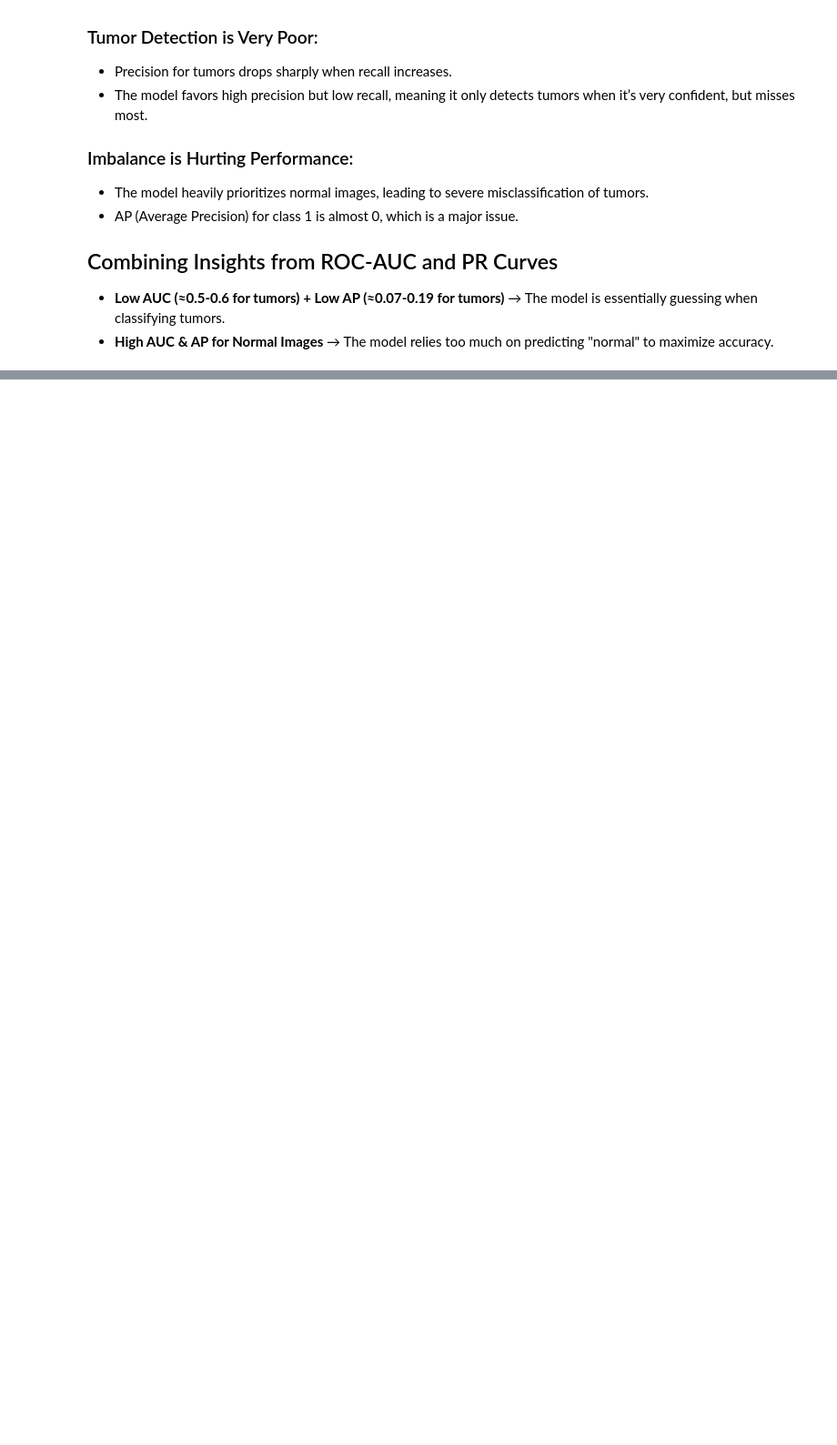
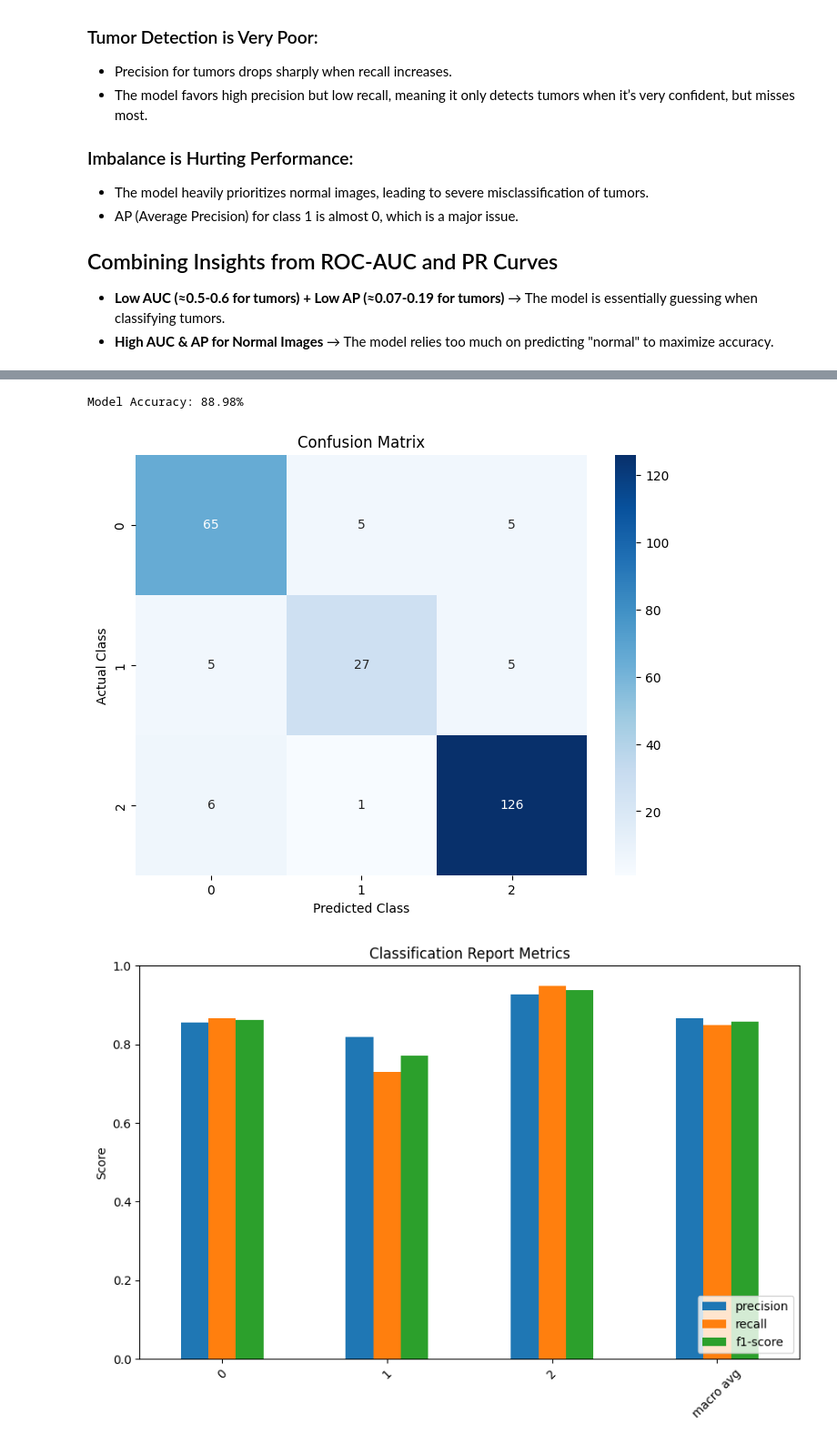
Before and after one commit to victorsobottka/Deep_Learning_FinalProject, a Jupyter notebook: DL_FinalProject_CNN.ipynb, the cells around one changed output, grey strips where cells are left out. Shown at 91% size. Drawn from its saved outputs; the diff is of its cells as text; code cells hidden in the pictures; blank space fills up the shorter version.

Commit message:
updated with cropped analysis

```diff
--- a/DL_FinalProject_CNN.ipynb
+++ b/DL_FinalProject_CNN.ipynb
@@ -718,0 +847,37 @@ Precision-Recall (PR) curves are crucial when dealing with imbalanced datasets,
+# %%
+import matplotlib.pyplot as plt
+import seaborn as sns
+from sklearn.metrics import classification_report, confusion_matrix, accuracy_score
+
+# Compute classification report
+report = classification_report(results_df_cropped["Actual Class"], results_df_cropped["Predicted Class"], output_dict=True)
+
+# Compute accuracy
+accuracy = accuracy_score(results_df_cropped["Actual Class"], results_df_cropped["Predicted Class"])
+
+print(f"Model Accuracy: {accuracy:.2%}")
+
+# Plot confusion matrix
+plt.figure(figsize=(8,6))
+cm = confusion_matrix(results_df_cropped["Actual Class"], results_df_cropped["Predicted Class"])
+sns.heatmap(cm, annot=True, fmt='d', cmap='Blues', xticklabels=set(results_df_cropped["Actual Class"]), yticklabels=set(results_df_cropped["Actual Class"]))
+plt.xlabel("Predicted Class")
+plt.ylabel("Actual Class")
+plt.title("Confusion Matrix")
+plt.show()
+
+# Convert classification report to DataFrame for plotting
+report_df = pd.DataFrame(report).transpose().drop(['accuracy'], errors='ignore')
+
+# Plot precision, recall, and f1-score
+report_df[['precision', 'recall', 'f1-score']].iloc[:-1].plot(kind='bar', figsize=(10,6))
+plt.title("Classification Report Metrics")
+plt.ylabel("Score")
+plt.ylim(0, 1)
+plt.xticks(rotation=45)
+plt.legend(loc="lower right")
+plt.show()
+# %% [output]
+Model Accuracy: 88.98%
+[figure, added]
+[figure, added]
```
Also changed, not shown: parts of 6 cells of this notebook.
